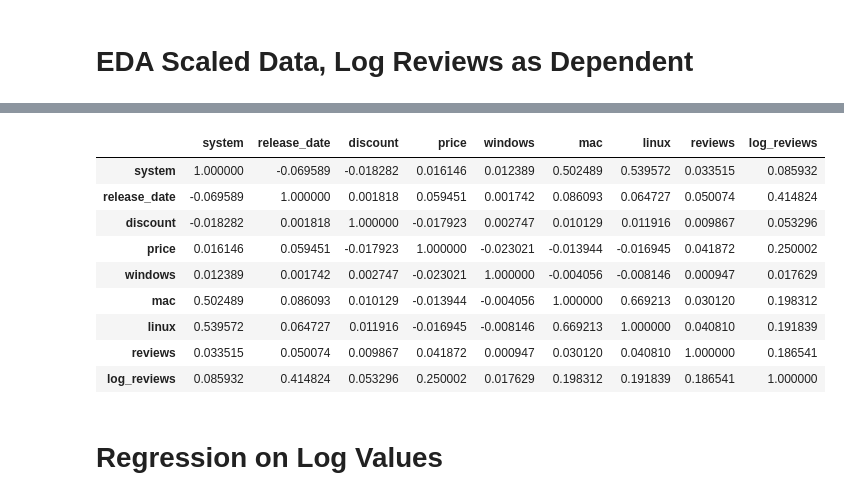
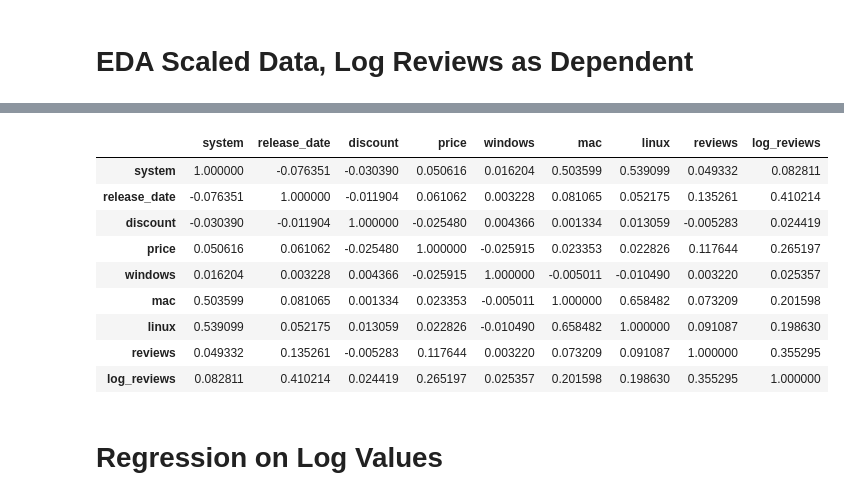
Before and after one commit to mayamadhavan/projects, a Jupyter notebook: modeling_steam_search_results.ipynb, the cells around one changed output, grey strips where cells are left out. Saved outputs shown, nothing was run; the diff lists cells and outputs as text; code cells hidden in the pictures.

```diff
--- a/modeling_steam_search_results.ipynb
+++ b/modeling_steam_search_results.ipynb
@@ -60,5 +78,6 @@ import time
 # %%
 df=pd.read_csv('steam3.csv')
 del(df['Unnamed: 0'])
+df.set_index('title', inplace=True)
 df.head()
 # %% [output]
@@ -74,7 +94,6 @@ df.head()
 Remove Duplicates
 # %%
 no_dup_df = df[~df.index.duplicated(keep='first')]
-no_dup_df.set_index('title', inplace=True)
 # %% [markdown]
 Set Column Value Types
 # %%
@@ -204,3 +316,5 @@ plt.hist(traindf['log_reviews'])
+# %%
+no_out_train=traindf.drop(index="Counter-Strike: Global Offensive")
 # %% [markdown]
 # EDA Scaled Data, Log Reviews as Dependent
 # %%
@@ -211,16 +325,16 @@ sns.pairplot(traindf)
 # %%
-traindf.corr()
+no_out_train.corr()
 # %% [output]
 |  | system | release_date | discount | price | windows | mac | linux | reviews | log_reviews |
-| system | 1.000000 | -0.069589 | -0.018282 | 0.016146 | 0.012389 | 0.502489 | 0.539572 | 0.033515 | 0.085932 |
-| release_date | -0.069589 | 1.000000 | 0.001818 | 0.059451 | 0.001742 | 0.086093 | 0.064727 | 0.050074 | 0.414824 |
-| discount | -0.018282 | 0.001818 | 1.000000 | -0.017923 | 0.002747 | 0.010129 | 0.011916 | 0.009867 | 0.053296 |
-| price | 0.016146 | 0.059451 | -0.017923 | 1.000000 | -0.023021 | -0.013944 | -0.016945 | 0.041872 | 0.250002 |
-| windows | 0.012389 | 0.001742 | 0.002747 | -0.023021 | 1.000000 | -0.004056 | -0.008146 | 0.000947 | 0.017629 |
-| mac | 0.502489 | 0.086093 | 0.010129 | -0.013944 | -0.004056 | 1.000000 | 0.669213 | 0.030120 | 0.198312 |
-| linux | 0.539572 | 0.064727 | 0.011916 | -0.016945 | -0.008146 | 0.669213 | 1.000000 | 0.040810 | 0.191839 |
-| reviews | 0.033515 | 0.050074 | 0.009867 | 0.041872 | 0.000947 | 0.030120 | 0.040810 | 1.000000 | 0.186541 |
-| log_reviews | 0.085932 | 0.414824 | 0.053296 | 0.250002 | 0.017629 | 0.198312 | 0.191839 | 0.186541 | 1.000000 |
+| system | 1.000000 | -0.076351 | -0.030390 | 0.050616 | 0.016204 | 0.503599 | 0.539099 | 0.049332 | 0.082811 |
+| release_date | -0.076351 | 1.000000 | -0.011904 | 0.061062 | 0.003228 | 0.081065 | 0.052175 | 0.135261 | 0.410214 |
+| discount | -0.030390 | -0.011904 | 1.000000 | -0.025480 | 0.004366 | 0.001334 | 0.013059 | -0.005283 | 0.024419 |
+| price | 0.050616 | 0.061062 | -0.025480 | 1.000000 | -0.025915 | 0.023353 | 0.022826 | 0.117644 | 0.265197 |
+| windows | 0.016204 | 0.003228 | 0.004366 | -0.025915 | 1.000000 | -0.005011 | -0.010490 | 0.003220 | 0.025357 |
+| mac | 0.503599 | 0.081065 | 0.001334 | 0.023353 | -0.005011 | 1.000000 | 0.658482 | 0.073209 | 0.201598 |
+| linux | 0.539099 | 0.052175 | 0.013059 | 0.022826 | -0.010490 | 0.658482 | 1.000000 | 0.091087 | 0.198630 |
+| reviews | 0.049332 | 0.135261 | -0.005283 | 0.117644 | 0.003220 | 0.073209 | 0.091087 | 1.000000 | 0.355295 |
+| log_reviews | 0.082811 | 0.410214 | 0.024419 | 0.265197 | 0.025357 | 0.201598 | 0.198630 | 0.355295 | 1.000000 |
 # %% [markdown]
 # Regression on Log Values
 # %%
```
Also changed, not shown: parts of 28 cells of this notebook, 2 other files.
